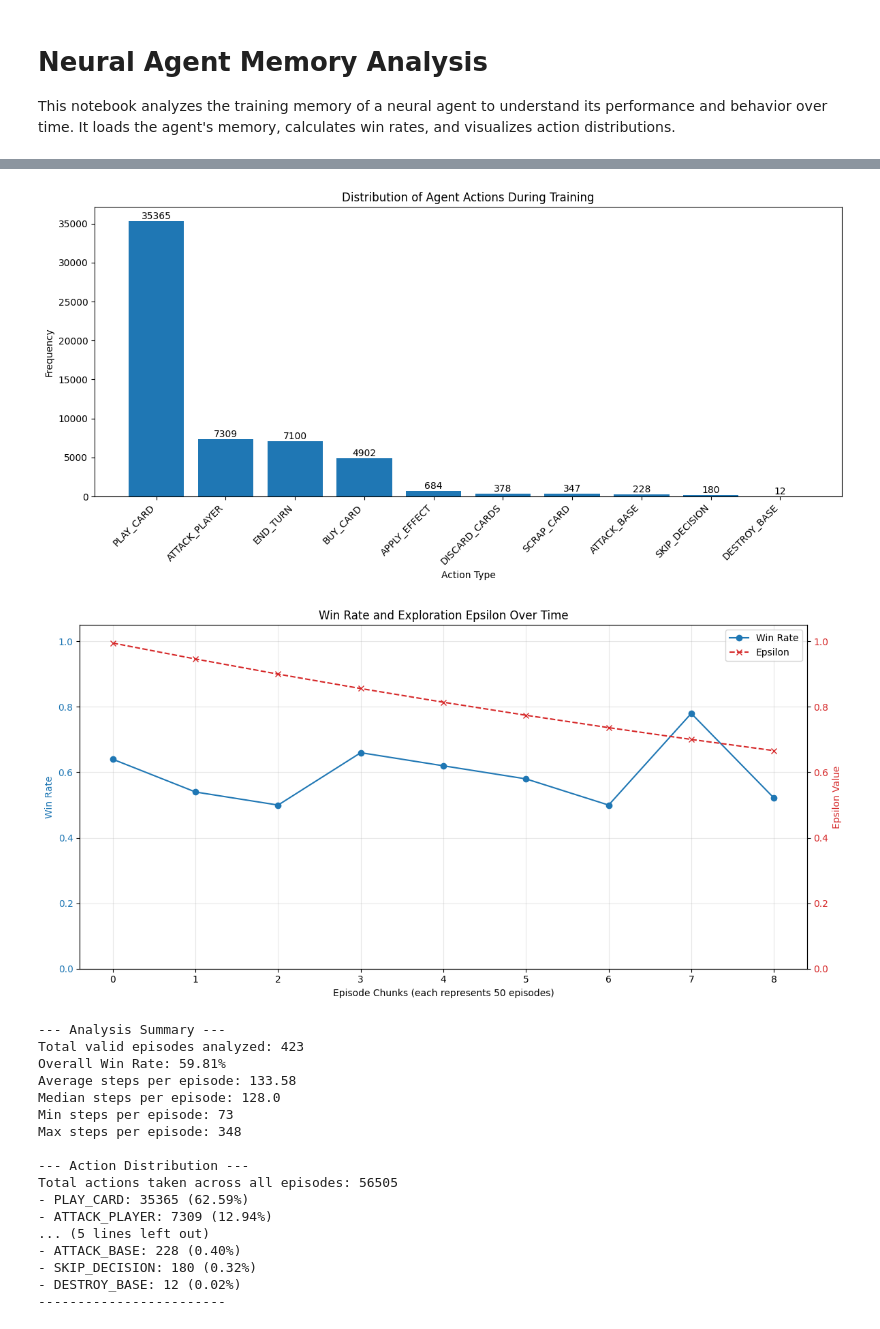
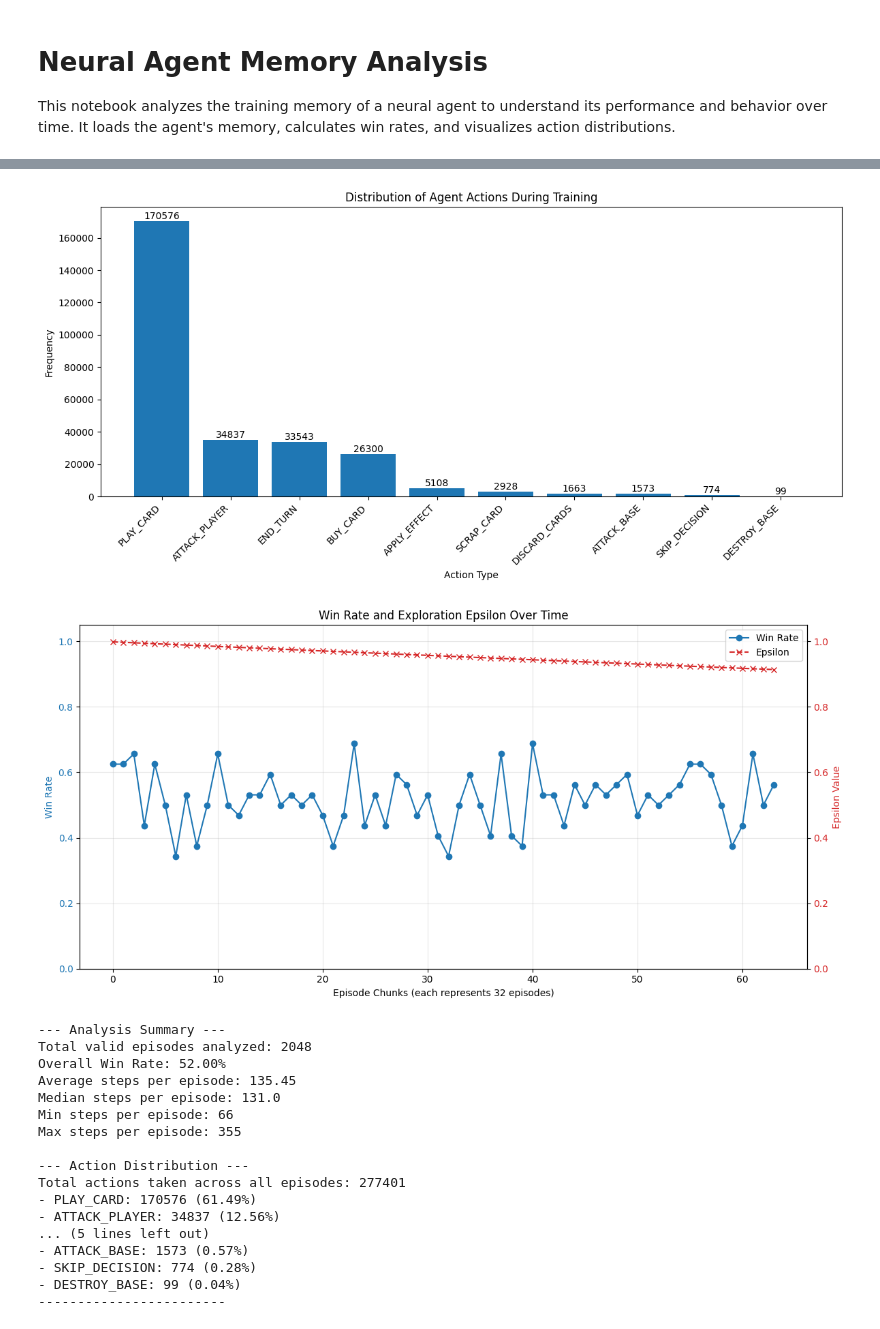
Before and after one commit to TimStewartJ/space-deck-builder, a Jupyter notebook: notebooks/memory_analysis.ipynb, the cells around one changed output, grey strips where cells are left out. Cells and saved outputs as stored; diff of their text form; code cells hidden in the pictures.

Commit message:
automatically load latest memory file

```diff
--- a/notebooks/memory_analysis.ipynb
+++ b/notebooks/memory_analysis.ipynb
@@ -25,8 +25,12 @@ home_dir = Path.home()
 
 # Construct the path to the Downloads folder (or wherever your memory file is)
 downloads_dir = home_dir / "Downloads"
-# Define the path to the memory file
-memory_file = downloads_dir / "memory_5000.pkl"
+
+# Find the most recently updated .pkl file in the Downloads folder
+pkl_files = list(downloads_dir.glob("*.pkl"))
+if not pkl_files:
+    raise FileNotFoundError("No .pkl memory files found in Downloads")
+memory_file = max(pkl_files, key=lambda f: f.stat().st_mtime)
 
 # Load the memory
 agent_memory = load_memory(memory_file)
@@ -35,7 +39,7 @@ Successfully loaded 423 episodes from C:\Users\timmie\Downloads\memory_5000.pkl.
 # %%
 # Analyze actions
 if agent_memory:
-    action_type_counts, card_action_counts, card_name_to_obj, total_actions_processed, invalid_action_formats = analyze_actions(agent_memory)
+    action_type_counts, card_action_counts, card_name_to_obj, total_actions_processed, invalid_action_formats = analyze_actions(agent_memory['episodes'])
 
     print("\n--- Action Analysis Report ---")
     print(f"Total actions processed: {total_actions_processed}")
@@ -70,22 +74,22 @@ Total actions processed: 56505
 # %%
 if agent_memory:
     # Analyze win/loss outcomes, steps per episode, and action counts
-    episode_outcomes, first_player_outcomes, second_player_outcomes, episode_steps, action_distribution = analyze_win_loss_and_steps(agent_memory)
+    episode_outcomes, first_player_outcomes, second_player_outcomes, episode_steps, action_distribution = analyze_win_loss_and_steps(agent_memory['episodes'])
 
     if episode_outcomes:
         # Calculate win rate over time (e.g., in chunks of 100 episodes)
-        chunk_size = 50
+        chunk_size = agent_memory['batch_size']
         chunks, rates = calculate_win_rate_over_time(episode_outcomes, chunk_size)
 
         # Plot win rates by starting position (using existing function)
-        analyze_and_plot_win_rates_by_starting_position(memory=agent_memory, chunk_size=chunk_size)
+        analyze_and_plot_win_rates_by_starting_position(memory=agent_memory['episodes'], chunk_size=chunk_size)
 
         # Plot win rate with exploration epsilon (using our new function)
         # Epsilon parameters: starts at 0.995 and decays every 5 episodes
         plot_win_rate_and_epsilon(episode_outcomes,
                                  chunk_size=chunk_size,
-                                 initial_epsilon=0.995,
-                                 decay_interval=5)
+                                 initial_epsilon=agent_memory['exploration_decay_rate'],
+                                 decay_interval=chunk_size)
 
         # Print overall summary
         overall_win_rate = np.mean(episode_outcomes) * 100
@@ -140,19 +144,19 @@ Win rate when agent starts second (latest chunk): 63.45% over 197 episodes
-[figure, old version]
+[figure, new version]
-[figure, old version]
+[figure, new version]
 --- Analysis Summary ---
-Total valid episodes analyzed: 423
-Overall Win Rate: 59.81%
-Average steps per episode: 133.58
-Median steps per episode: 128.0
-Min steps per episode: 73
-Max steps per episode: 348
+Total valid episodes analyzed: 2048
+Overall Win Rate: 52.00%
+Average steps per episode: 135.45
+Median steps per episode: 131.0
+Min steps per episode: 66
+Max steps per episode: 355
 
 --- Action Distribution ---
-Total actions taken across all episodes: 56505
-- PLAY_CARD: 35365 (62.59%)
-- ATTACK_PLAYER: 7309 (12.94%)
+Total actions taken across all episodes: 277401
+- PLAY_CARD: 170576 (61.49%)
+- ATTACK_PLAYER: 34837 (12.56%)
 ... (5 lines left out)
-- ATTACK_BASE: 228 (0.40%)
-- SKIP_DECISION: 180 (0.32%)
-- DESTROY_BASE: 12 (0.02%)
+- ATTACK_BASE: 1573 (0.57%)
+- SKIP_DECISION: 774 (0.28%)
+- DESTROY_BASE: 99 (0.04%)
 ------------------------
```
Also changed, not shown: parts of 3 cells of this notebook.
